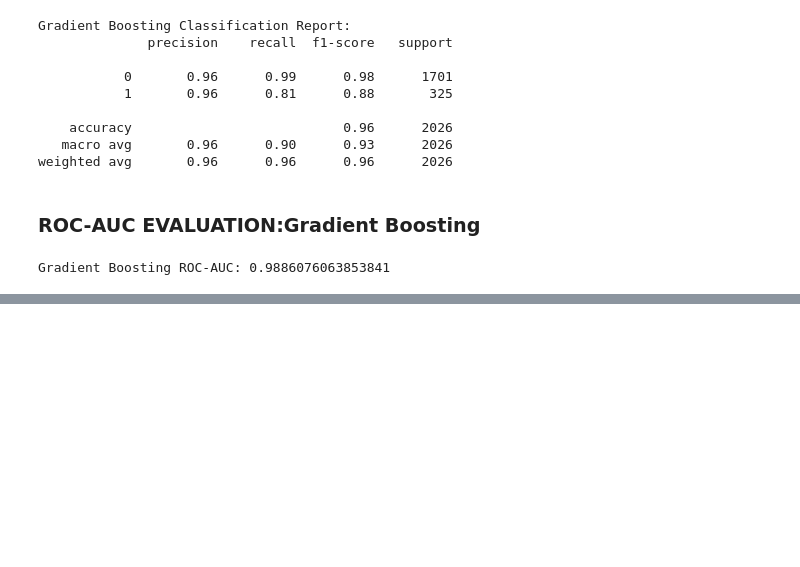
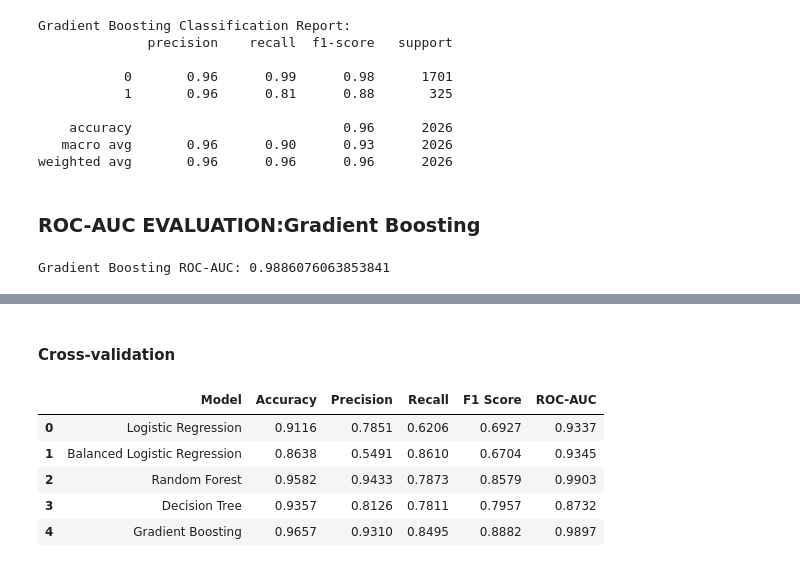
Before and after one commit to abhiramiam005-eng/Bank-Customer-Churn-Prediction, a Jupyter notebook: Bank_Churn_Prediction.ipynb, the cells around one changed output, grey strips where cells are left out. Drawn from its saved outputs; the diff is of its cells as text; code cells hidden in the pictures; blank space fills up the shorter version.

```diff
--- a/Bank_Churn_Prediction.ipynb
+++ b/Bank_Churn_Prediction.ipynb
@@ -1285,0 +1371,62 @@ Gradient Boosting ROC-AUC: 0.9886076063853841
+# %% [markdown]
+#### Cross-validation
+# %%
+from sklearn.model_selection import StratifiedKFold, cross_validate
+
+# 5-Fold Stratified Cross Validation
+cv = StratifiedKFold(
+    n_splits=5,
+    shuffle=True,
+    random_state=42
+)
+
+# All 5 Models
+models = {
+    "Logistic Regression": log_reg_pipeline,
+    "Balanced Logistic Regression": balanced_log_reg_pipeline,
+    "Random Forest": rf_pipeline,
+    "Decision Tree": dt_pipeline,
+    "Gradient Boosting": gb_pipeline
+}
+
+# Evaluation metrics
+scoring = {
+    "accuracy": "accuracy",
+    "precision": "precision",
+    "recall": "recall",
+    "f1": "f1",
+    "roc_auc": "roc_auc"
+}
+
+cv_results = []
+
+for name, model in models.items():
+
+    scores = cross_validate(
+        model,
+        X_train,
+        Y_train,
+        cv=cv,
+        scoring=scoring
+    )
+
+    cv_results.append({
+        "Model": name,
+        "Accuracy": scores["test_accuracy"].mean(),
+        "Precision": scores["test_precision"].mean(),
+        "Recall": scores["test_recall"].mean(),
+        "F1 Score": scores["test_f1"].mean(),
+        "ROC-AUC": scores["test_roc_auc"].mean()
+    })
+
+# Create comparison table
+cv_comparison = pd.DataFrame(cv_results)
+
+cv_comparison.round(4)
+# %% [output]
+|  | Model | Accuracy | Precision | Recall | F1 Score | ROC-AUC |
+| 0 | Logistic Regression | 0.9116 | 0.7851 | 0.6206 | 0.6927 | 0.9337 |
+| 1 | Balanced Logistic Regression | 0.8638 | 0.5491 | 0.8610 | 0.6704 | 0.9345 |
+| 2 | Random Forest | 0.9582 | 0.9433 | 0.7873 | 0.8579 | 0.9903 |
+| 3 | Decision Tree | 0.9357 | 0.8126 | 0.7811 | 0.7957 | 0.8732 |
+| 4 | Gradient Boosting | 0.9657 | 0.9310 | 0.8495 | 0.8882 | 0.9897 |
```
Also changed, not shown: parts of 5 cells of this notebook.
